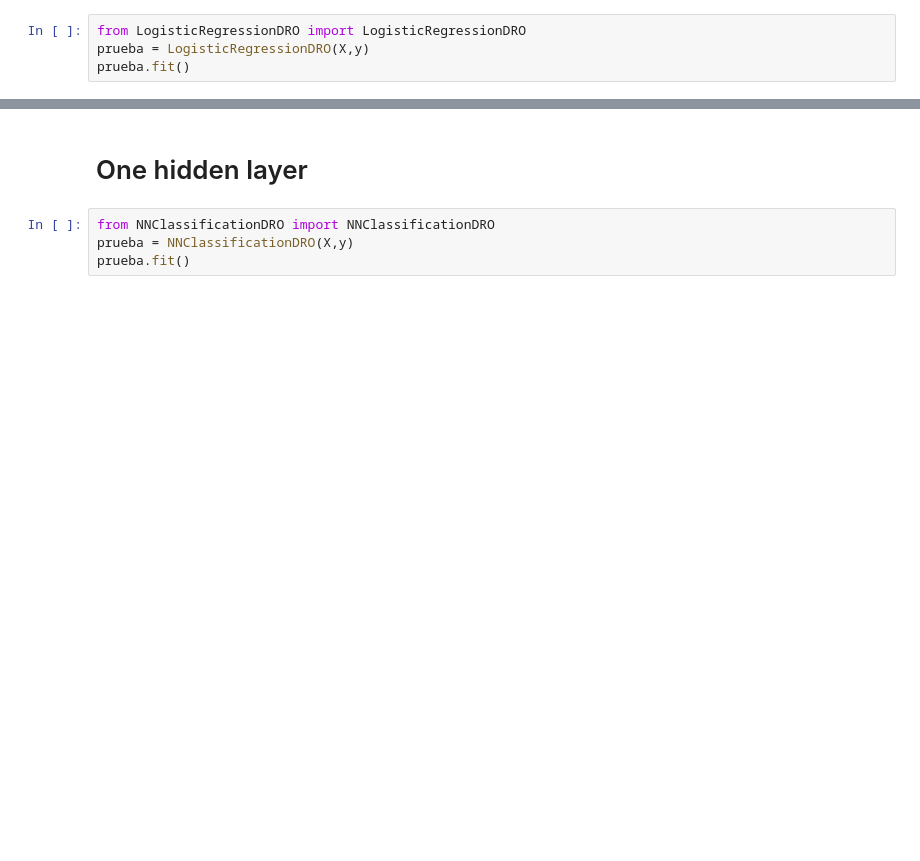
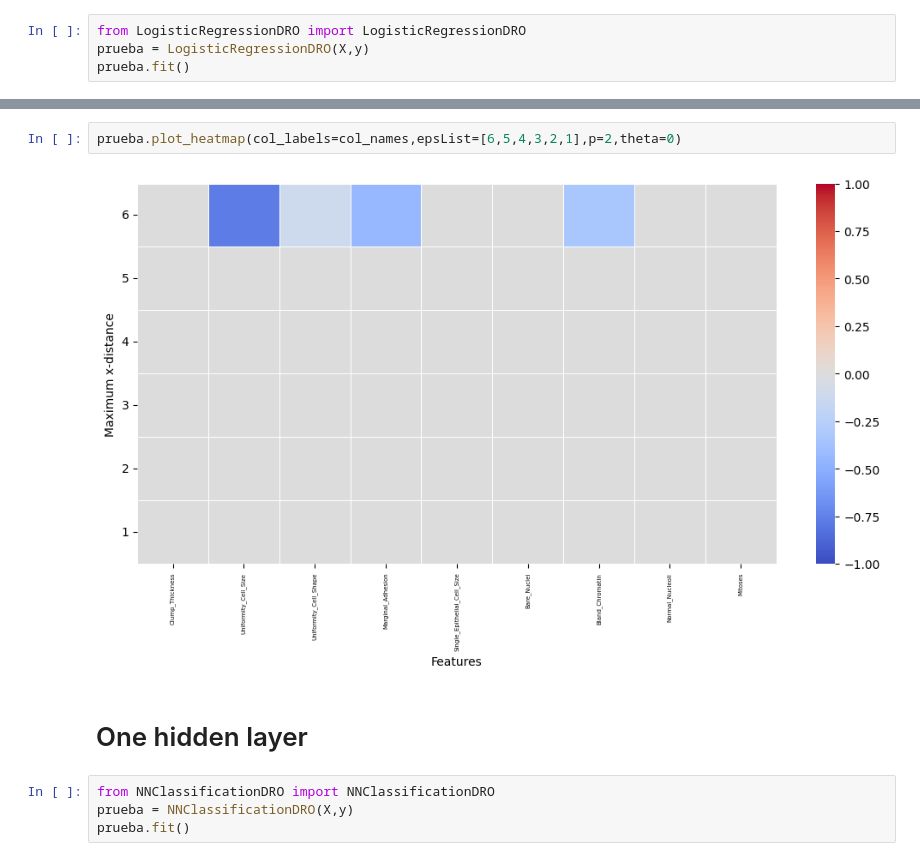
Before and after one commit to davhol02/Robust-Counterfactual-Decisions, a Jupyter notebook: pruebaClasificacion.ipynb, the cells around one changed output, grey strips where cells are left out. Saved outputs shown, nothing was run; the diff lists cells and outputs as text; blank space fills up the shorter version.

```diff
--- a/pruebaClasificacion.ipynb
+++ b/pruebaClasificacion.ipynb
@@ -113,3 +182,7 @@ CASO SIN INCERTIDUMBRE CALCULADO
+# %%
+prueba.plot_heatmap(col_labels=col_names,epsList=[6,5,4,3,2,1],p=2,theta=0)
+# %% [output]
+[figure, added]
 # %% [markdown]
 <h1>One hidden layer</h1>
 # %%
```
Also changed, not shown: parts of 21 cells of this notebook, 5 other files.
